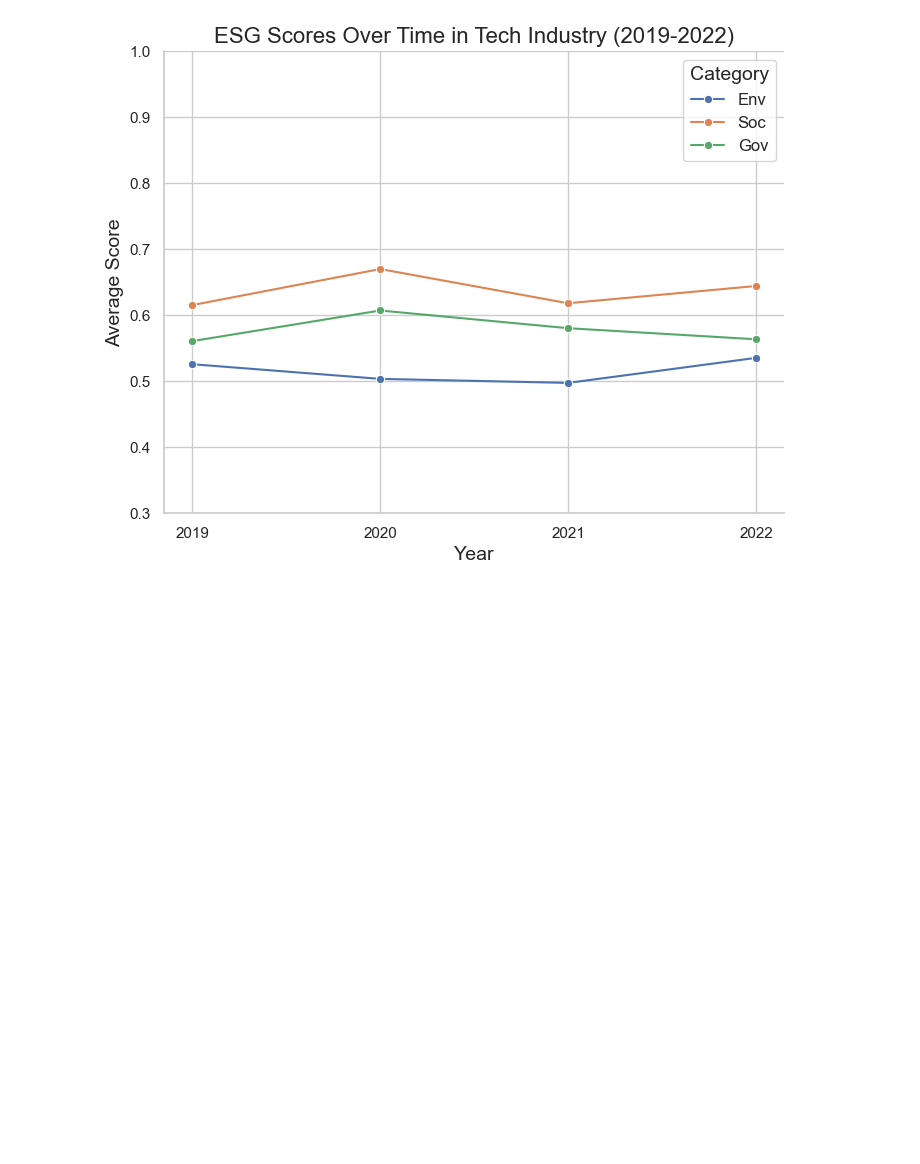
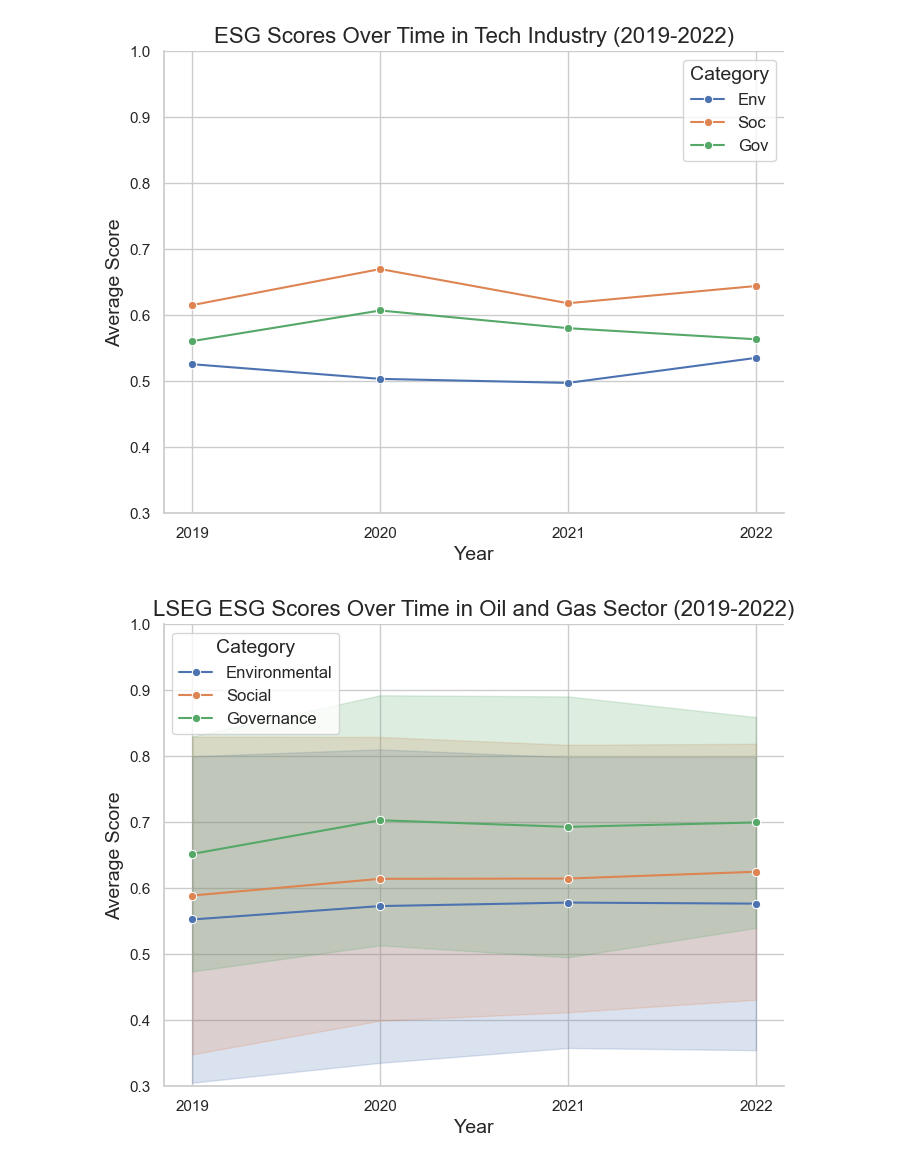
Before and after one commit to ajaymdn/FinalYearProject, a Jupyter notebook: BERTopic/bertopic.ipynb, the cells around one changed output. Cells and saved outputs as stored; diff of their text form; code cells hidden in the pictures; blank space fills up the shorter version.

```diff
--- a/BERTopic/bertopic.ipynb
+++ b/BERTopic/bertopic.ipynb
@@ -466,3 +467,72 @@ ax.spines['right'].set_visible(False)
 plt.show()
 # %% [output]
 [figure]
+# %%
+import pandas as pd
+import seaborn as sns
+import matplotlib.pyplot as plt
+
+# Data from the user
+data = {
+    'Year': [2019, 2020, 2021, 2022],
+    'Env_Avg': [0.5527, 0.5730, 0.5783, 0.5767],
+    'Env_Std': [0.2473, 0.2375, 0.2203, 0.2220],
+    'Soc_Avg': [0.5890, 0.6143, 0.6147, 0.6250],
+    'Soc_Std': [0.2406, 0.2149, 0.2026, 0.1939],
+    'Gov_Avg': [0.6520, 0.7030, 0.6930, 0.6997],
+    'Gov_Std': [0.1780, 0.1894, 0.1976, 0.1597]
+}
+
+# Create DataFrame
+df = pd.DataFrame(data)
+
+# Melt the DataFrame for averages only for line plotting
+df_melted = df.melt(id_vars='Year',
+                    value_vars=['Env_Avg', 'Soc_Avg', 'Gov_Avg'],
+                    var_name='Metric',
+                    value_name='Score')
+
+# Map the metric names to cleaner labels
+df_melted['Metric'] = df_melted['Metric'].map({
+    'Env_Avg': 'Environmental',
+    'Soc_Avg': 'Social',
+    'Gov_Avg': 'Governance'
+})
+
+# Set plot style
+sns.set(style='whitegrid')
+plt.figure(figsize=(8, 6))
+
+# Plot lines for averages
+sns.lineplot(data=df_melted, x='Year', y='Score', hue='Metric',
+             marker='o', palette='deep')
+
+# Add shaded regions for standard deviations
+metrics = ['Env', 'Soc', 'Gov']
+colors = sns.color_palette('deep', n_colors=3)  # Match line colors
+for i, metric in enumerate(metrics):
+    avg_col = f'{metric}_Avg'
+    std_col = f'{metric}_Std'
+    plt.fill_between(df['Year'],
+                     df[avg_col] - df[std_col],
+                     df[avg_col] + df[std_col],
+                     color=colors[i], alpha=0.2,
+                     label=None)  # Avoid duplicate legend entries
+
+# Customize plot
+plt.title('LSEG ESG Scores Over Time in Oil and Gas Sector (2019-2022)', fontsize=16)
+plt.xlabel('Year', fontsize=14)
+plt.ylabel('Average Score', fontsize=14)
+plt.legend(title="Category", title_fontsize=14, fontsize=12)
+plt.xticks([2019, 2020, 2021, 2022])
+plt.ylim(0.3, 1)
+
+# Remove top and right spines
+ax = plt.gca()
+ax.spines['top'].set_visible(False)
+ax.spines['right'].set_visible(False)
+
+# Save the plot instead of showing it
+plt.show()
+# %% [output]
+[figure, added]
```
Also changed, not shown: parts of 2 cells of this notebook, 7 other files.
